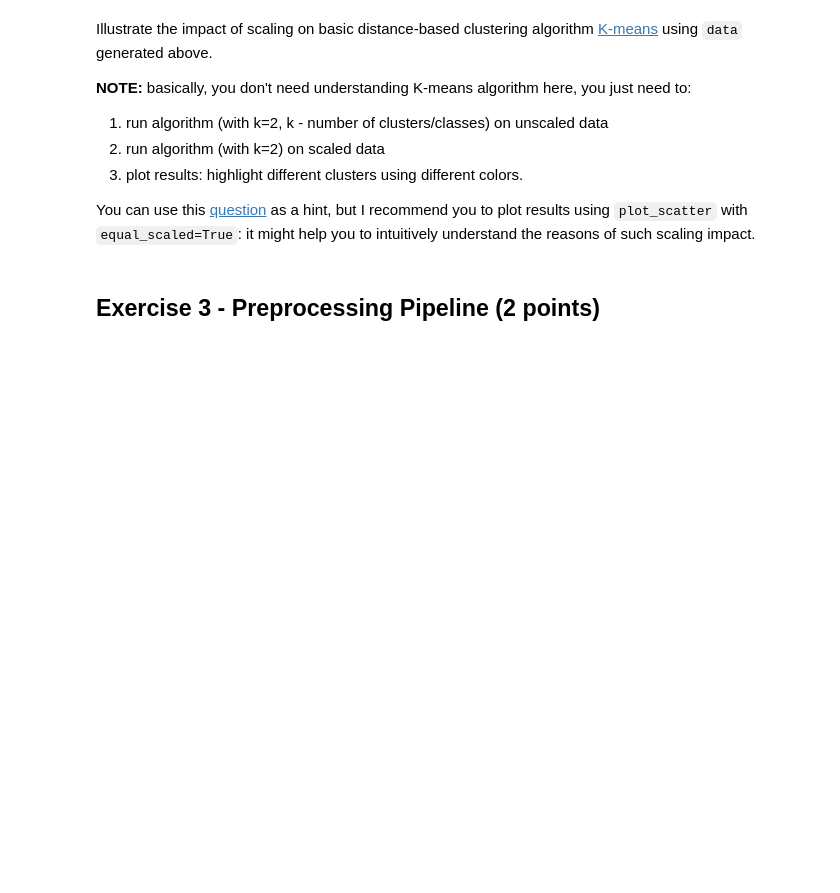
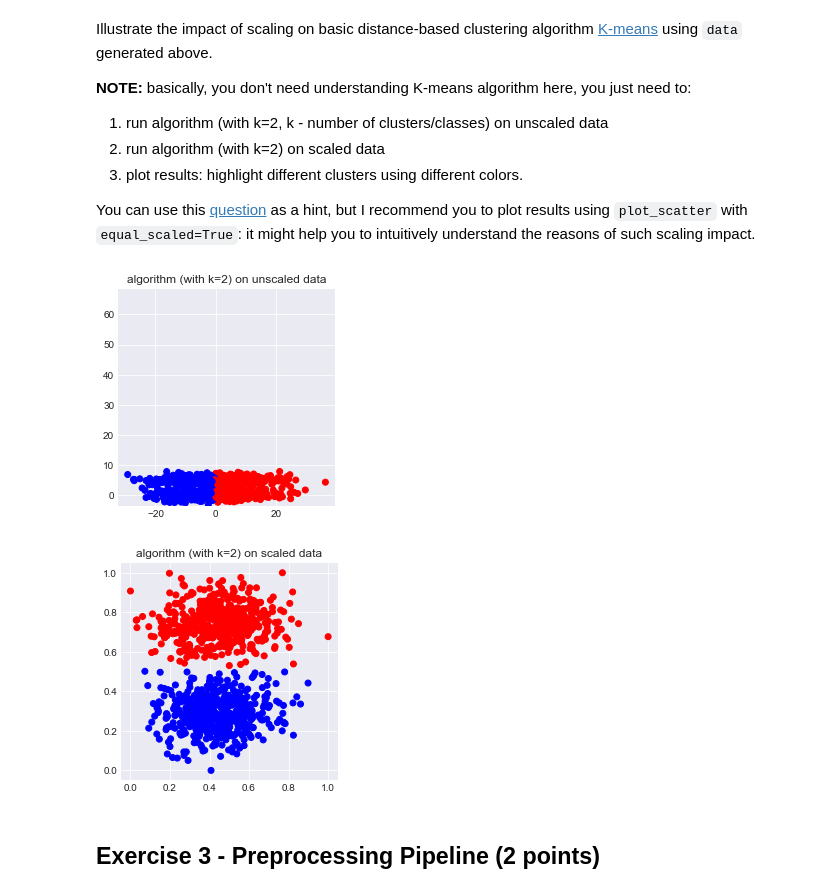
Before and after one commit to devbrest/6_feature_engineering_selection, a Jupyter notebook: homework.ipynb, the cells around one changed output. Saved outputs shown, nothing was run; the diff lists cells and outputs as text; code cells hidden in the pictures; blank space fills up the shorter version.

```diff
--- a/homework.ipynb
+++ b/homework.ipynb
@@ -136,3 +188,31 @@ You can use this [question](https://stats.stackexchange.com/questions/89809/is-i
+# %%
+## your code
+# colors
+clusters_data =  np.zeros(data.shape[0])
+Kmean_data = np.ones(2)
+c = np.concatenate([clusters_data, Kmean_data])
+
+from sklearn.cluster import KMeans
+#1.
+Kmean = KMeans(n_clusters=2)
+clusters = Kmean.fit_predict(np.array(data))
+#data1 = np.row_stack([data, Kmean.cluster_centers_])
+
+plot_scatter(data[:, 0], data[:, 1], auto_scaled=False , title='algorithm (with k=2) on unscaled data',clusters=clusters)
+
+#2.
+scaler = MinMaxScaler()
+MinMax_scaled_data = scaler.fit_transform(data)
+
+Kmean = KMeans(n_clusters=2)
+cluters = Kmean.fit_predict(np.array(MinMax_scaled_data))
+
+#data1 = np.row_stack([MinMax_scaled_data, Kmean.cluster_centers_])
+
+plot_scatter(MinMax_scaled_data[:, 0], MinMax_scaled_data[:, 1], auto_scaled=False , title='algorithm (with k=2) on scaled data',clusters=cluters)
+# %% [output]
+[figure, added]
+[figure, added]
 # %% [markdown]
 ## Exercise  3 - Preprocessing Pipeline (2 points)
 # %%
```
Also changed, not shown: parts of 27 cells of this notebook.
